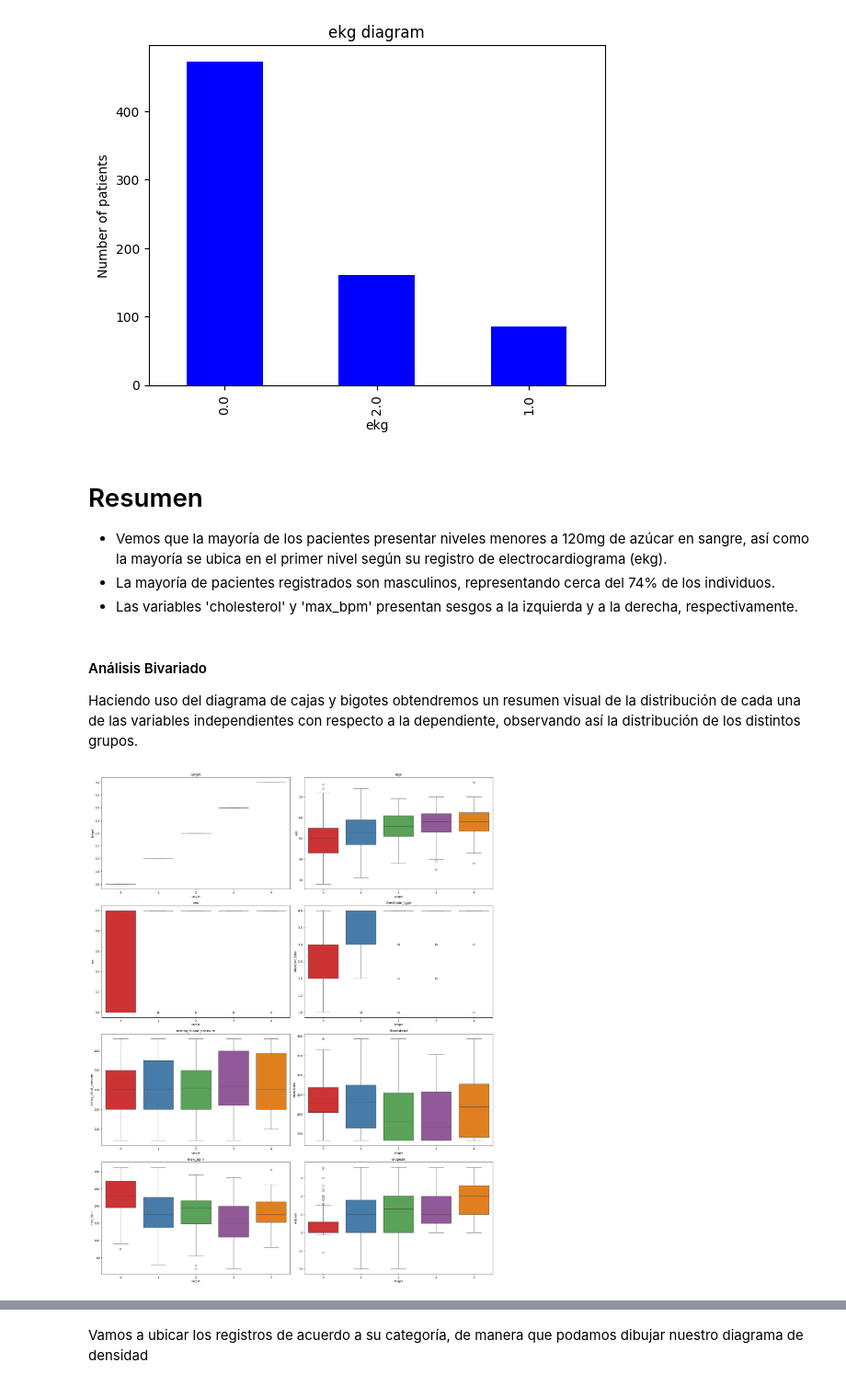
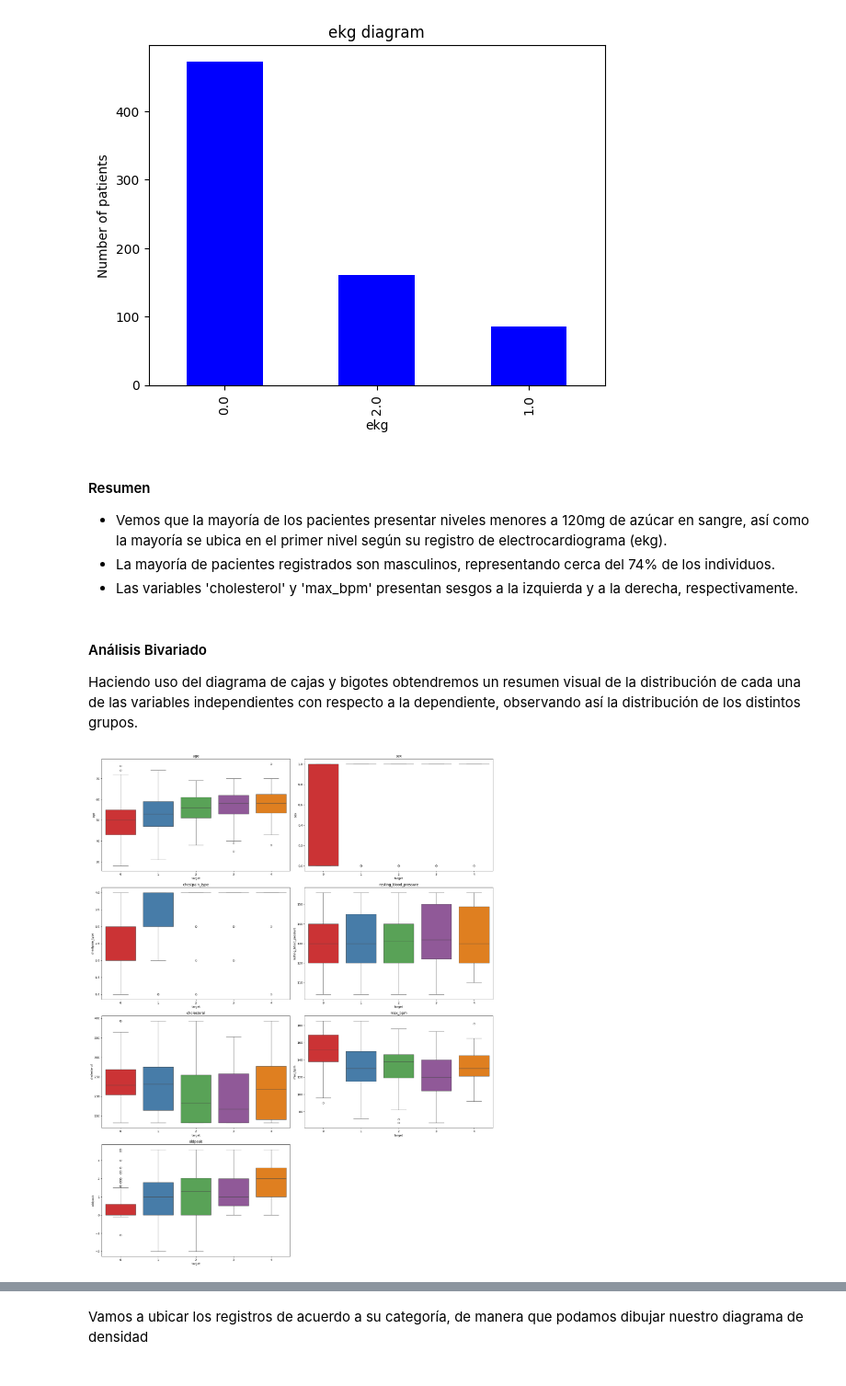
Before and after one commit to guzmanjs/MCD, a Jupyter notebook: Semestre 1/Gestion Estrategica/Clasificacion/tarea_clasificacion.ipynb, the cells around one changed output, grey strips where cells are left out. Shown at 92% size. Saved outputs shown, nothing was run; the diff lists cells and outputs as text; code cells hidden in the pictures.

```diff
--- a/Semestre 1/Gestion Estrategica/Clasificacion/tarea_clasificacion.ipynb
+++ b/Semestre 1/Gestion Estrategica/Clasificacion/tarea_clasificacion.ipynb
@@ -573,7 +579,7 @@ plt.xlabel('ekg')
 Text(0.5, 0, 'ekg')
 [figure]
 # %% [markdown]
-# Resumen
+#### Resumen
 
 * Vemos que la mayoría de los pacientes presentar niveles menores a 120mg de azúcar en sangre, así como la mayoría se ubica en el primer nivel según su registro de electrocardiograma (ekg).
 * La mayoría de pacientes registrados son masculinos, representando cerca del 74% de los individuos.
@@ -585,15 +591,15 @@ Haciendo uso del diagrama de cajas y bigotes obtendremos un resumen visual de la
 # %%
 fig = plt.figure(figsize=(20,50))
 i=1
 
-for var_num in df_wins.select_dtypes(include=['int64','float64']):
+for var_num in df_wins.drop(columns='target').select_dtypes(include=['int64','float64']):
     ax = fig.add_subplot(8, 2, i)
     sns.boxplot(x=df_wins.columns[0], y=var_num, data=df_wins, palette='Set1')
     plt.title(var_num)
     i+=1
 fig.tight_layout()
 # %% [output]
-[figure, old version]
+[figure, new version]
 # %%
 fig = plt.figure(figsize=(20,50))
 i=1
```
Also changed, not shown: parts of 34 cells of this notebook.
